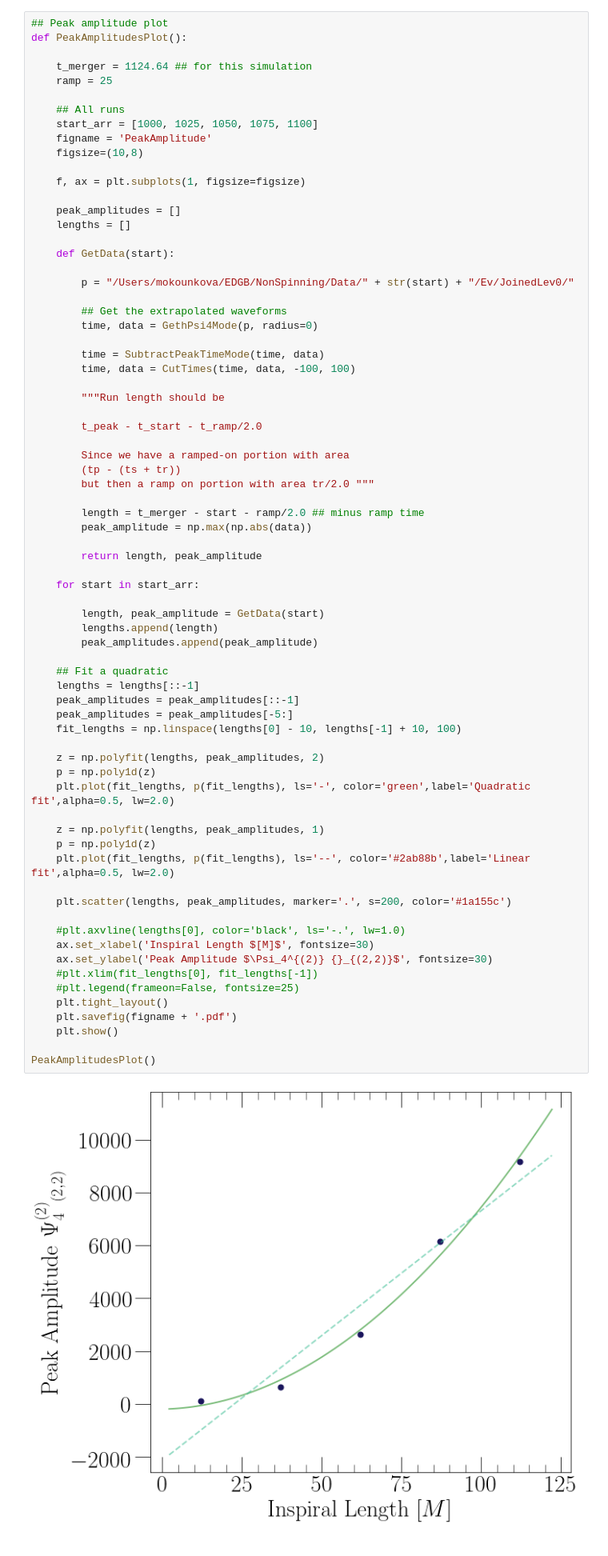
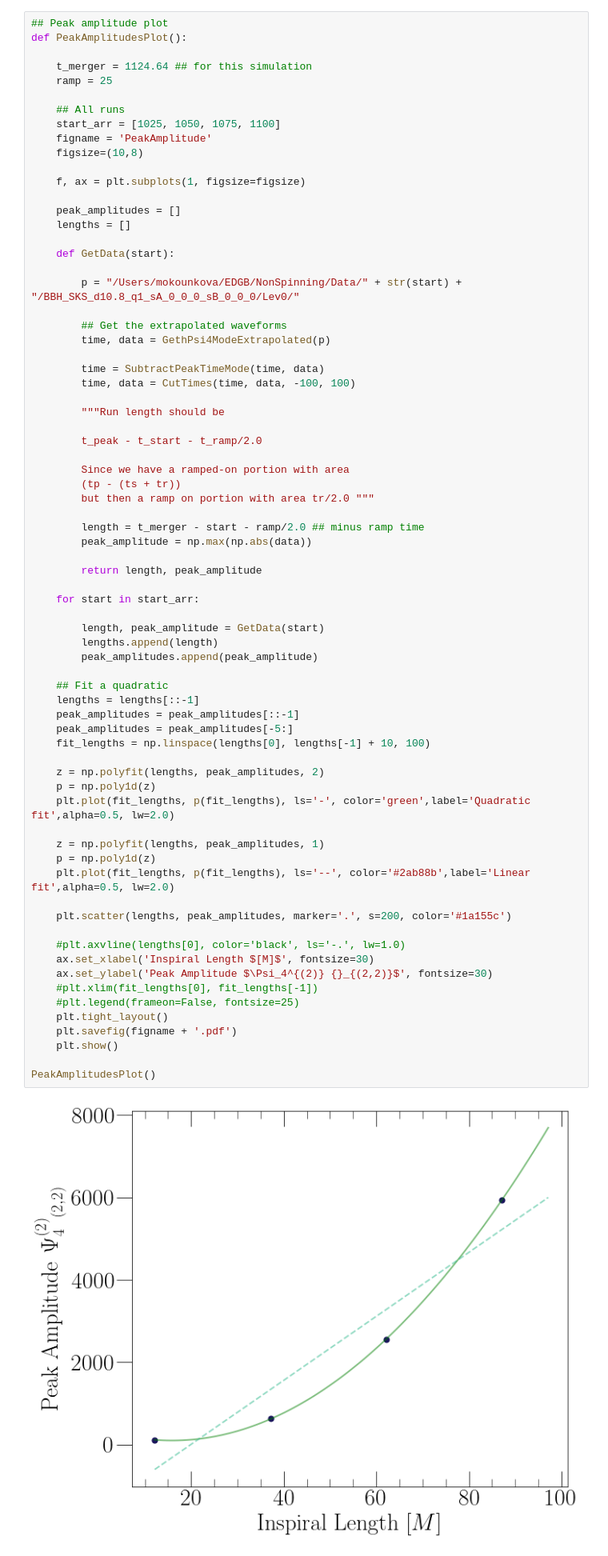
Before and after one commit to mariaokounkova/EDGB, a Jupyter notebook: NonSpinning/EDGB_GW.ipynb, the cells around one changed output. Shown at 80% size. Cells and saved outputs as stored; diff of their text form.

Commit message:
Plotting: quadratic secular growth plot
Use extrapolated waveforms and cut off at the
smallest length

```diff
--- a/NonSpinning/EDGB_GW.ipynb
+++ b/NonSpinning/EDGB_GW.ipynb
@@ -243,7 +243,7 @@ def PeakAmplitudesPlot():
     ramp = 25
 
     ## All runs
-    start_arr = [1000, 1025, 1050, 1075, 1100]
+    start_arr = [1025, 1050, 1075, 1100]
     figname = 'PeakAmplitude'
     figsize=(10,8)
 
@@ -254,10 +254,10 @@ def PeakAmplitudesPlot():
 
     def GetData(start):
 
-        p = "/Users/mokounkova/EDGB/NonSpinning/Data/" + str(start) + "/Ev/JoinedLev0/"
+        p = "/Users/mokounkova/EDGB/NonSpinning/Data/" + str(start) + "/BBH_SKS_d10.8_q1_sA_0_0_0_sB_0_0_0/Lev0/"
 
         ## Get the extrapolated waveforms
-        time, data = GethPsi4Mode(p, radius=0)
+        time, data = GethPsi4ModeExtrapolated(p)
 
         time = SubtractPeakTimeMode(time, data)
         time, data = CutTimes(time, data, -100, 100)
@@ -280,35 +280,35 @@ def PeakAmplitudesPlot():
         length, peak_amplitude = GetData(start)
         lengths.append(length)
         peak_amplitudes.append(peak_amplitude)
 
     ## Fit a quadratic
     lengths = lengths[::-1]
     peak_amplitudes = peak_amplitudes[::-1]
     peak_amplitudes = peak_amplitudes[-5:]
-    fit_lengths = np.linspace(lengths[0] - 10, lengths[-1] + 10, 100)
+    fit_lengths = np.linspace(lengths[0], lengths[-1] + 10, 100)
 
     z = np.polyfit(lengths, peak_amplitudes, 2)
     p = np.poly1d(z)
     plt.plot(fit_lengths, p(fit_lengths), ls='-', color='green',label='Quadratic fit',alpha=0.5, lw=2.0)
 
     z = np.polyfit(lengths, peak_amplitudes, 1)
     p = np.poly1d(z)
     plt.plot(fit_lengths, p(fit_lengths), ls='--', color='#2ab88b',label='Linear fit',alpha=0.5, lw=2.0)
 
     plt.scatter(lengths, peak_amplitudes, marker='.', s=200, color='#1a155c')
 
     #plt.axvline(lengths[0], color='black', ls='-.', lw=1.0)
     ax.set_xlabel('Inspiral Length $[M]$', fontsize=30)
     ax.set_ylabel('Peak Amplitude $\Psi_4^{(2)} {}_{(2,2)}$', fontsize=30)
     #plt.xlim(fit_lengths[0], fit_lengths[-1])
     #plt.legend(frameon=False, fontsize=25)
     plt.tight_layout()
     plt.savefig(figname + '.pdf')
     plt.show()
 
 PeakAmplitudesPlot()
 # %% [output]
-[figure, old version]
+[figure, new version]
 # %%
 ## GR and EDGB together
 
```
